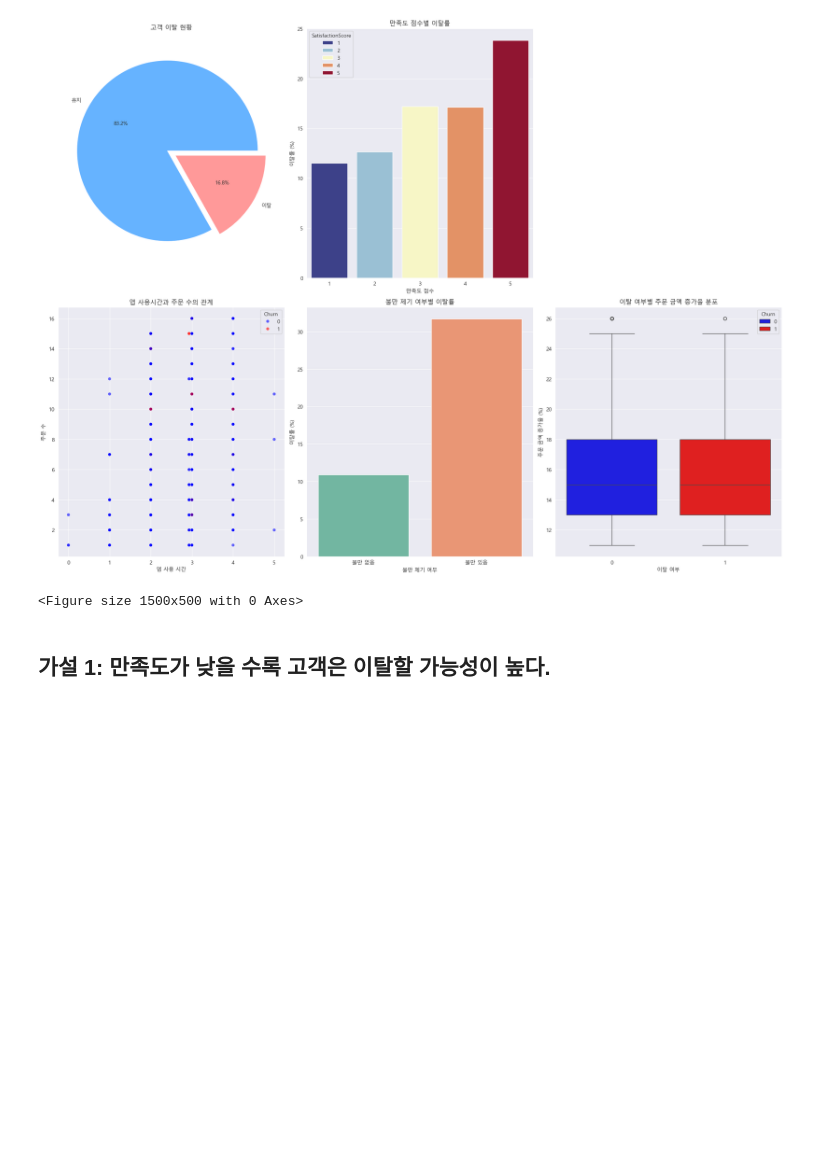
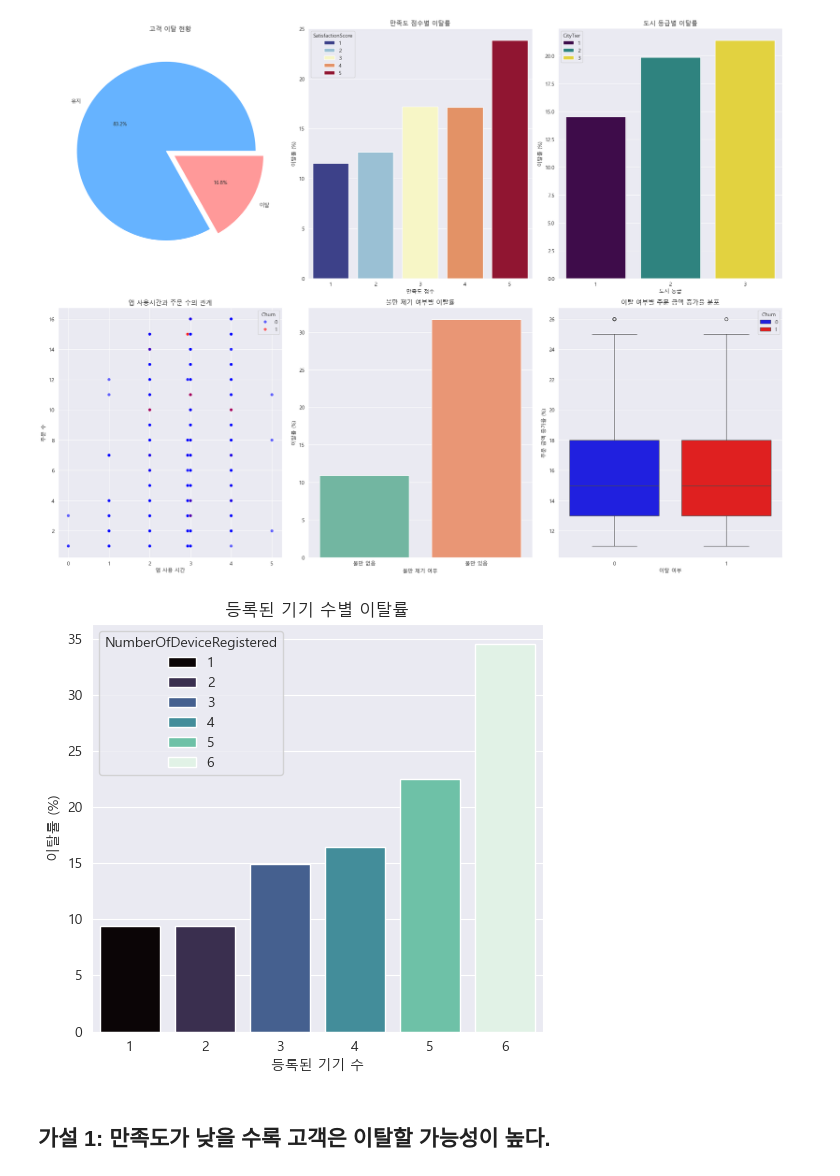
Before and after one commit to 0jihwan/SKN14-2nd-3Team, a Jupyter notebook: KimSeongmin/2nd_project/data_analysis_final.ipynb, the cells around one changed output. Drawn from its saved outputs; the diff is of its cells as text; code cells hidden in the pictures; blank space fills up the shorter version.

```diff
--- a/KimSeongmin/2nd_project/data_analysis_final.ipynb
+++ b/KimSeongmin/2nd_project/data_analysis_final.ipynb
@@ -34,16 +34,16 @@ plt.title('만족도 점수별 이탈률')
 plt.xlabel('만족도 점수')
 plt.ylabel('이탈률 (%)')
 
-# # 1-3. 도시 등급별 이탈률 (막대 그래프)
-# plt.subplot(2, 3, 3)
-# churn_by_city = df.groupby('CityTier')['Churn'].mean() * 100
-# sns.barplot(x=churn_by_city.index,
-#             y=churn_by_city.values,
-#             hue=churn_by_city.index,
-#             palette='viridis')
-# plt.title('도시 등급별 이탈률')
-# plt.xlabel('도시 등급')
-# plt.ylabel('이탈률 (%)')
+# 1-3. 도시 등급별 이탈률 (막대 그래프)
+plt.subplot(2, 3, 3)
+churn_by_city = df.groupby('CityTier')['Churn'].mean() * 100
+sns.barplot(x=churn_by_city.index,
+            y=churn_by_city.values,
+            hue=churn_by_city.index,
+            palette='viridis')
+plt.title('도시 등급별 이탈률')
+plt.xlabel('도시 등급')
+plt.ylabel('이탈률 (%)')
 
 # 1-4. 앱 사용시간과 주문 수의 관계 (산점도)
 plt.subplot(2, 3, 4)
@@ -80,46 +80,46 @@ plt.title('이탈 여부별 주문 금액 증가율 분포')
 plt.xlabel('이탈 여부')
 plt.ylabel('주문 금액 증가율 (%)')
 
 plt.tight_layout()
 plt.show()
 
 # 2. 추가 상세 분석
 plt.figure(figsize=(15, 5))
 
 # # 2-1. 선호 결제 방식별 고객 분포
 # # plt.subplot(1, 3, 1)
 # # payment_cols = [col for col in df.columns if col.startswith('PreferredPaymentMode_')]
 # # payment_data = df[payment_cols].sum()
 # # plt.pie(payment_data,
 # #         labels=[col.replace('PreferredPaymentMode_', '') for col in payment_cols],
 # #         autopct='%1.1f%%')
 # plt.title('선호 결제 방식 분포')
-
+#
 # # 2-2. 선호 주문 카테고리별 고객 분포
 # plt.subplot(1, 3, 2)
 # category_cols = [col for col in df.columns if col.startswith('PreferedOrderCat_')]
 # category_data = df[category_cols].sum()
 # plt.pie(category_data,
 #         labels=[col.replace('PreferedOrderCat_', '') for col in category_cols],
 #         autopct='%1.1f%%')
 # plt.title('선호 주문 카테고리 분포')
 
-# # 2-3. 등록된 기기 수별 이탈률
-# plt.subplot(1, 3, 3)
-# churn_by_devices = df.groupby('NumberOfDeviceRegistered')['Churn'].mean() * 100
-# sns.barplot(x=churn_by_devices.index,
-#             y=churn_by_devices.values,
-#             hue=churn_by_devices.index,
-#             palette='mako')
-# plt.title('등록된 기기 수별 이탈률')
-# plt.xlabel('등록된 기기 수')
-# plt.ylabel('이탈률 (%)')
+# 2-3. 등록된 기기 수별 이탈률
+plt.subplot(1, 3, 3)
+churn_by_devices = df.groupby('NumberOfDeviceRegistered')['Churn'].mean() * 100
+sns.barplot(x=churn_by_devices.index,
+            y=churn_by_devices.values,
+            hue=churn_by_devices.index,
+            palette='mako')
+plt.title('등록된 기기 수별 이탈률')
+plt.xlabel('등록된 기기 수')
+plt.ylabel('이탈률 (%)')
 
 plt.tight_layout()
 plt.show()
 # %% [output]
-[figure, old version]
+[figure, new version]
-<Figure size 1500x500 with 0 Axes>
+[figure, added]
 # %% [markdown]
 ## 가설 1: 만족도가 낮을 수록 고객은 이탈할 가능성이 높다.
 # %%
```
Also changed, not shown: 1 other file.
